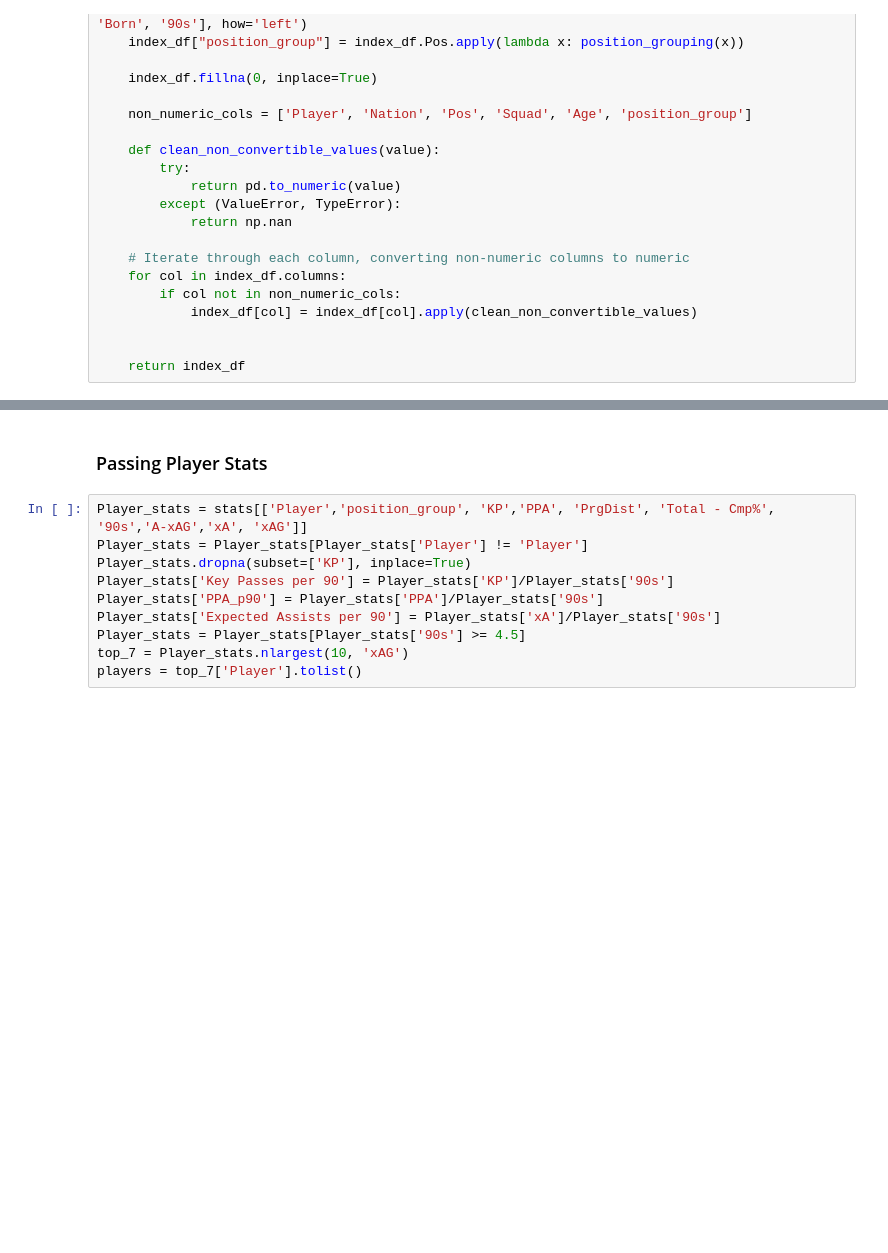
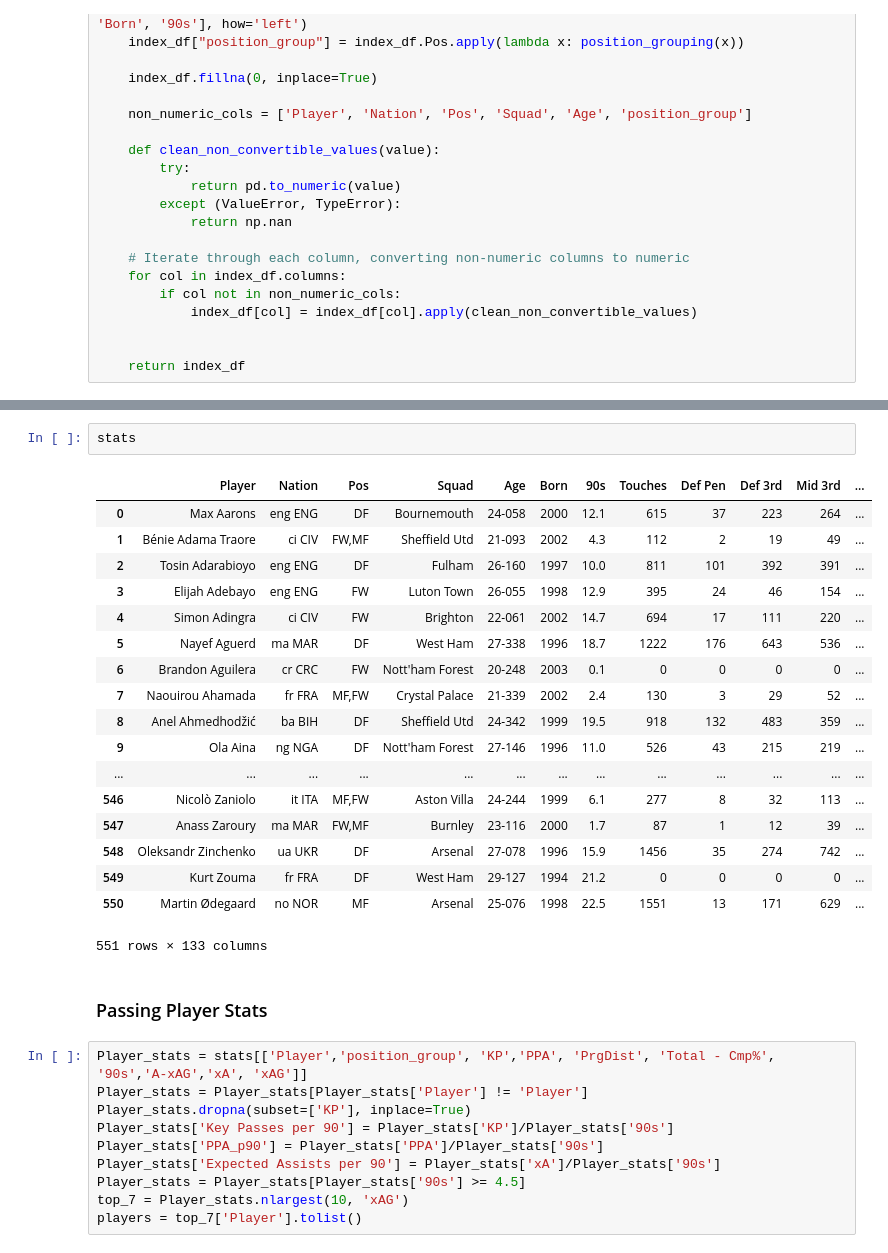
Before and after one commit to steveaq/Webs-Scraping-for-Fooball-Data-, a Jupyter notebook: PitchIQ Scatter Plots.ipynb, the cells around one changed output, grey strips where cells are left out. Cells and saved outputs as stored; diff of their text form; blank space fills up the shorter version.

```diff
--- a/PitchIQ Scatter Plots.ipynb
+++ b/PitchIQ Scatter Plots.ipynb
@@ -233,3 +263,24 @@ See the caveats in the documentation: http://pandas.pydata.org/pandas-docs/stabl
+# %%
+stats
+# %% [output]
+|  | Player | Nation | Pos | Squad | Age | Born | 90s | Touches | Def Pen | Def 3rd | Mid 3rd | ... |
+| 0 | Max Aarons | eng ENG | DF | Bournemouth | 24-058 | 2000 | 12.1 | 615 | 37 | 223 | 264 | ... |
+| 1 | Bénie Adama Traore | ci CIV | FW,MF | Sheffield Utd | 21-093 | 2002 | 4.3 | 112 | 2 | 19 | 49 | ... |
+| 2 | Tosin Adarabioyo | eng ENG | DF | Fulham | 26-160 | 1997 | 10.0 | 811 | 101 | 392 | 391 | ... |
+| 3 | Elijah Adebayo | eng ENG | FW | Luton Town | 26-055 | 1998 | 12.9 | 395 | 24 | 46 | 154 | ... |
+| 4 | Simon Adingra | ci CIV | FW | Brighton | 22-061 | 2002 | 14.7 | 694 | 17 | 111 | 220 | ... |
+| 5 | Nayef Aguerd | ma MAR | DF | West Ham | 27-338 | 1996 | 18.7 | 1222 | 176 | 643 | 536 | ... |
+| 6 | Brandon Aguilera | cr CRC | FW | Nott'ham Forest | 20-248 | 2003 | 0.1 | 0 | 0 | 0 | 0 | ... |
+| 7 | Naouirou Ahamada | fr FRA | MF,FW | Crystal Palace | 21-339 | 2002 | 2.4 | 130 | 3 | 29 | 52 | ... |
+| 8 | Anel Ahmedhodžić | ba BIH | DF | Sheffield Utd | 24-342 | 1999 | 19.5 | 918 | 132 | 483 | 359 | ... |
+| 9 | Ola Aina | ng NGA | DF | Nott'ham Forest | 27-146 | 1996 | 11.0 | 526 | 43 | 215 | 219 | ... |
+| ... | ... | ... | ... | ... | ... | ... | ... | ... | ... | ... | ... | ... |
+| 546 | Nicolò Zaniolo | it ITA | MF,FW | Aston Villa | 24-244 | 1999 | 6.1 | 277 | 8 | 32 | 113 | ... |
+| 547 | Anass Zaroury | ma MAR | FW,MF | Burnley | 23-116 | 2000 | 1.7 | 87 | 1 | 12 | 39 | ... |
+| 548 | Oleksandr Zinchenko | ua UKR | DF | Arsenal | 27-078 | 1996 | 15.9 | 1456 | 35 | 274 | 742 | ... |
+| 549 | Kurt Zouma | fr FRA | DF | West Ham | 29-127 | 1994 | 21.2 | 0 | 0 | 0 | 0 | ... |
+| 550 | Martin Ødegaard | no NOR | MF | Arsenal | 25-076 | 1998 | 22.5 | 1551 | 13 | 171 | 629 | ... |
+551 rows × 133 columns
 # %% [markdown]
 ### Passing Player Stats
 # %%
```
Also changed, not shown: parts of 14 cells of this notebook, 8 other files.
